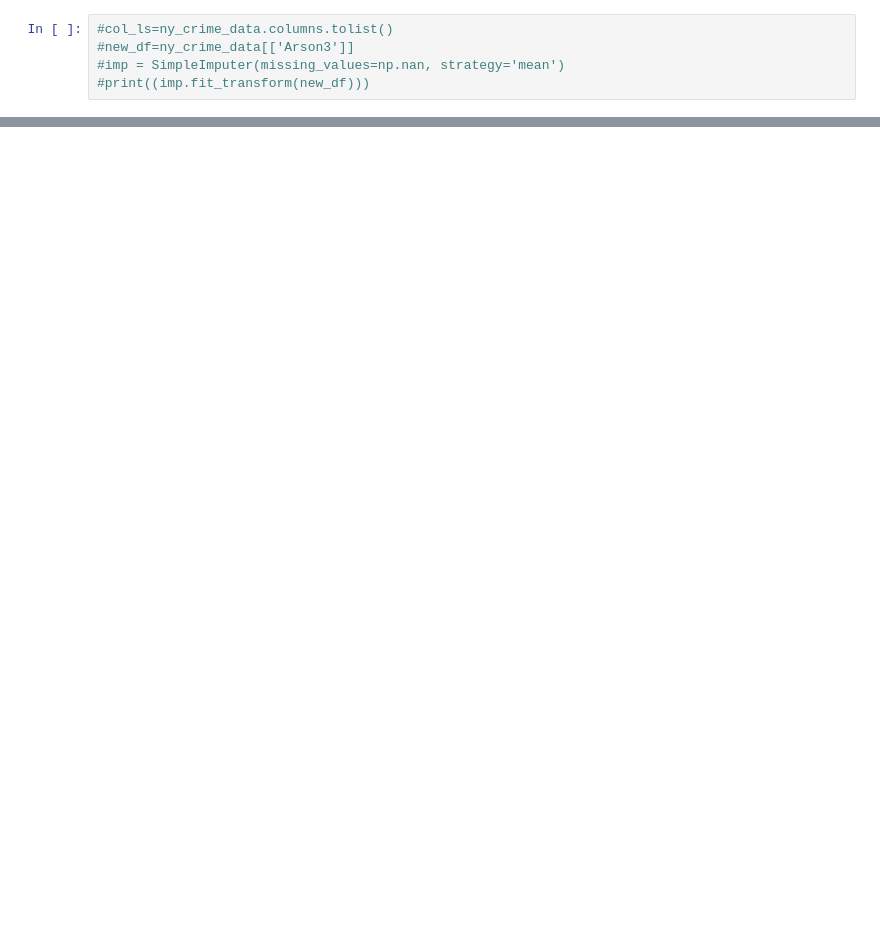
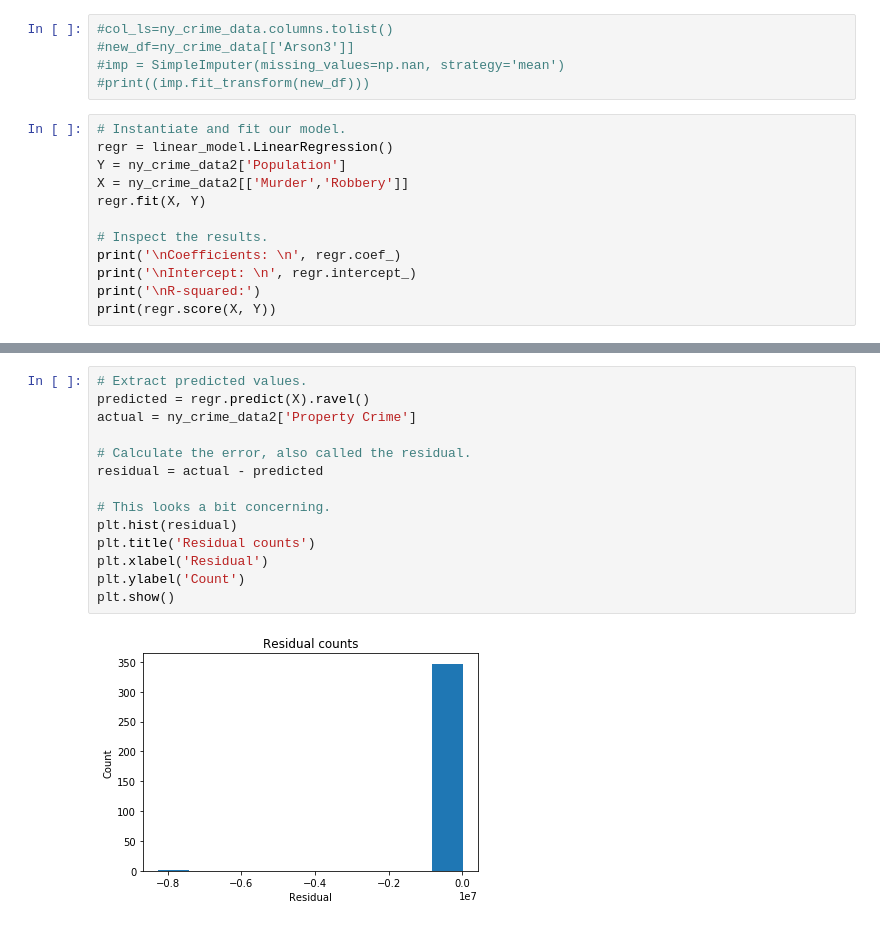
Before and after one commit to Kingbigtiger/class-studies, a Jupyter notebook: Unit 2.4.2 Bootcamp Multivariable Regression.ipynb, the cells around one changed output, grey strips where cells are left out. Cells and saved outputs as stored; diff of their text form; blank space fills up the shorter version.

```diff
--- a/Unit 2.4.2 Bootcamp Multivariable Regression.ipynb
+++ b/Unit 2.4.2 Bootcamp Multivariable Regression.ipynb
@@ -134,3 +137,15 @@ dtype: object
 #new_df=ny_crime_data[['Arson3']]
 #imp = SimpleImputer(missing_values=np.nan, strategy='mean')
 #print((imp.fit_transform(new_df)))
+# %%
+# Instantiate and fit our model.
+regr = linear_model.LinearRegression()
+Y = ny_crime_data2['Population']
+X = ny_crime_data2[['Murder','Robbery']]
+regr.fit(X, Y)
+
+# Inspect the results.
+print('\nCoefficients: \n', regr.coef_)
+print('\nIntercept: \n', regr.intercept_)
+print('\nR-squared:')
+print(regr.score(X, Y))
@@ -136,0 +181,16 @@ dtype: object
+# %%
+# Extract predicted values.
+predicted = regr.predict(X).ravel()
+actual = ny_crime_data2['Property Crime']
+
+# Calculate the error, also called the residual.
+residual = actual - predicted
+
+# This looks a bit concerning.
+plt.hist(residual)
+plt.title('Residual counts')
+plt.xlabel('Residual')
+plt.ylabel('Count')
+plt.show()
+# %% [output]
+[figure, added]
```
Also changed, not shown: parts of 8 cells of this notebook.
